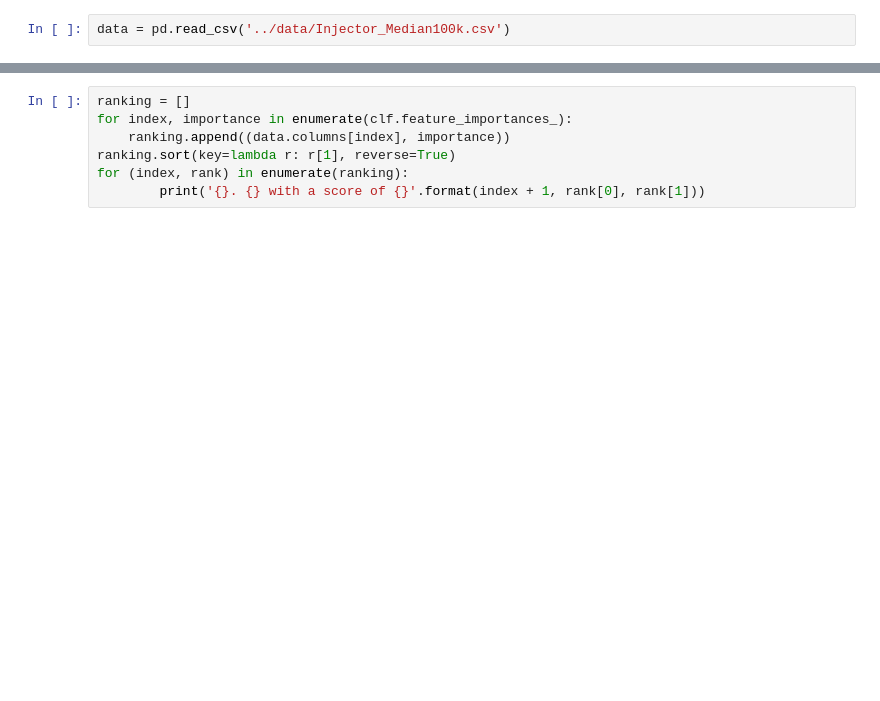
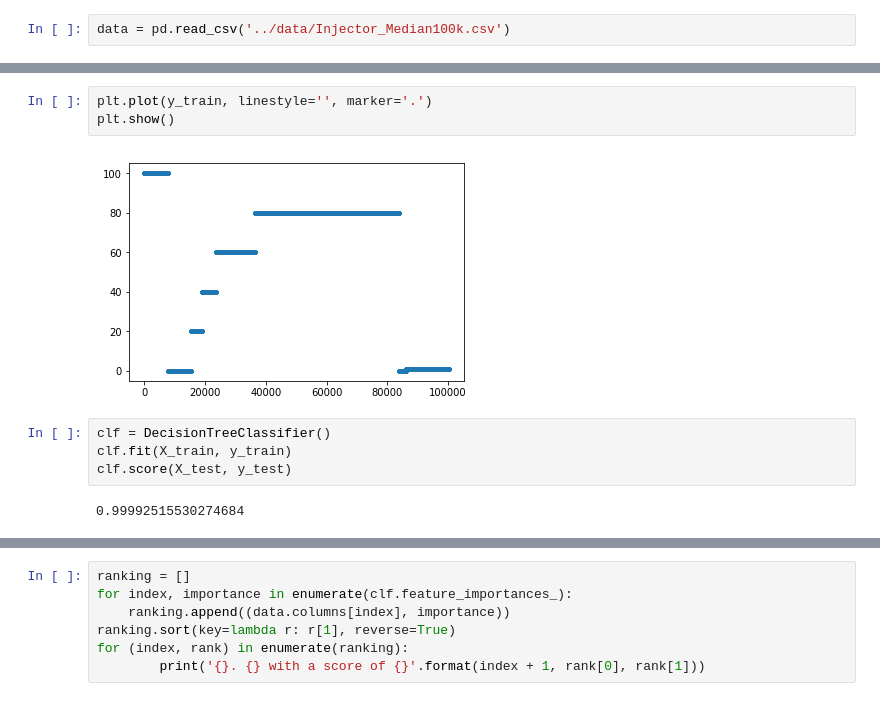
Before and after one commit to KDD-OpenSource/wRaR, a Jupyter notebook: examples/EstimateCost.ipynb, the cells around one changed output, grey strips where cells are left out. Cells and saved outputs as stored; diff of their text form; blank space fills up the shorter version.

```diff
--- a/examples/EstimateCost.ipynb
+++ b/examples/EstimateCost.ipynb
@@ -18,0 +81,11 @@ clf.fit(data.drop('Col174', axis=1), data['Col174'])
+# %%
+plt.plot(y_train, linestyle='', marker='.')
+plt.show()
+# %% [output]
+[figure, added]
+# %%
+clf = DecisionTreeClassifier()
+clf.fit(X_train, y_train)
+clf.score(X_test, y_test)
+# %% [output]
+0.99992515530274684
```
Also changed, not shown: parts of 17 cells of this notebook, 6 other files.
